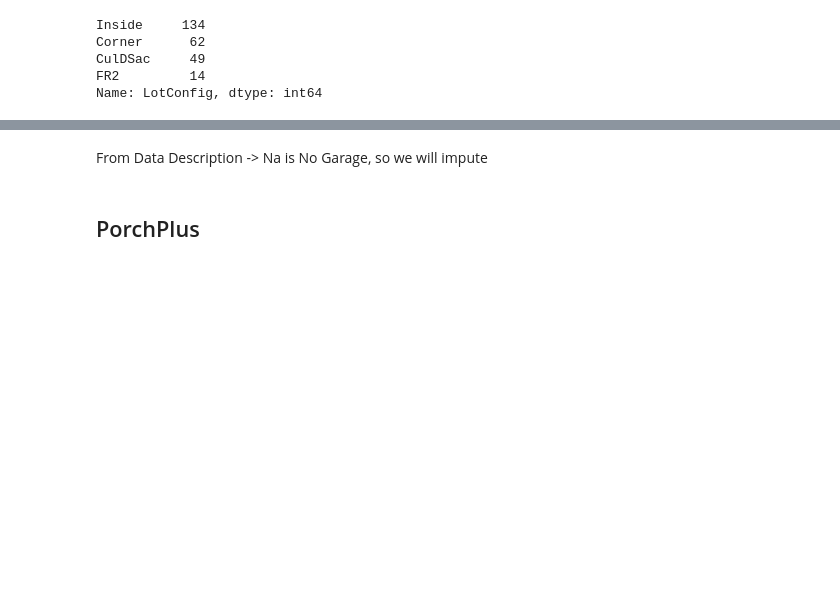
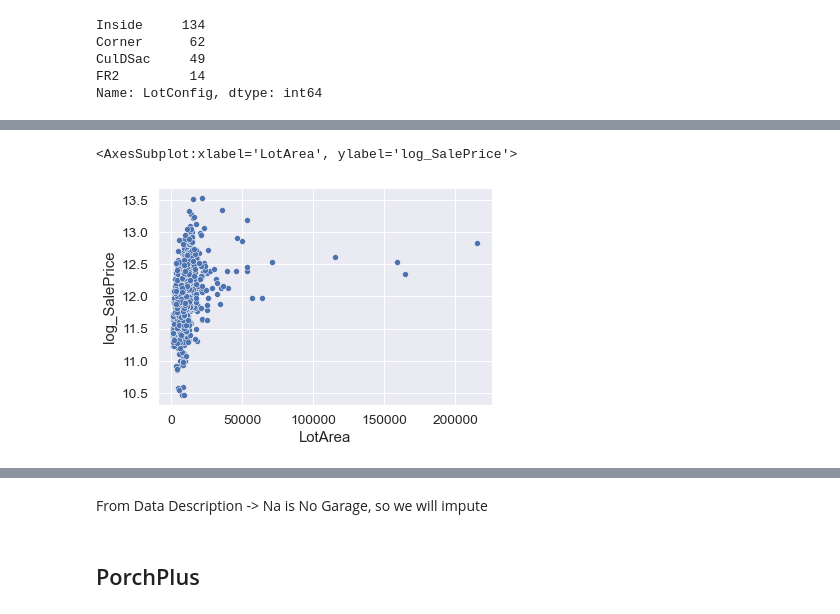
Before and after one commit to aditimayareddy/ameshousing, a Jupyter notebook: Ames_EDA.ipynb, the cells around one changed output, grey strips where cells are left out. Cells and saved outputs as stored; diff of their text form; code cells hidden in the pictures; blank space fills up the shorter version.

```diff
--- a/Ames_EDA.ipynb
+++ b/Ames_EDA.ipynb
@@ -548,0 +545,22 @@ SaleInfo = ['MoSold','YrSold','SaleType', 'SaleCondition', 'log_SalePrice']
+# %%
+#Looking at BsmtFinType2, BsmtExposure, BsmtFinType1, BsmtQual, Bsmt Cond
+#Data description says NA is no basement
+train['BsmtFinType2'].fillna('None', inplace=True)
+train['BsmtExposure'].fillna('None', inplace=True)
+train['BsmtFinType1'].fillna('None', inplace=True)
+train['BsmtQual'].fillna('None', inplace=True)
+train['BsmtCond'].fillna('None', inplace=True)
+# %%
+#Looking at MasVnrType, MasVnrArea
+#Data description says NA is no MasVnrType
+train['MasVnrType'].fillna('None', inplace=True)
+#imputing 0 for MasVnrArea
+train['MasVnrArea'].fillna(0, inplace=True)
+# %%
+#Looking at Electrical, there is one missing value
+#looking at the options
+train['Electrical'].unique()
+#going to drop this observation
+obs_to_drop = []
+
+obs_to_drop += (np.where(train['Electrical'].isna())[0].tolist())
@@ -548,0 +573,4 @@ SaleInfo = ['MoSold','YrSold','SaleType', 'SaleCondition', 'log_SalePrice']
+# %%
+#Dropping observations and Features due to Missingness and Outliers
+train.drop(col_to_drop, axis = 1, inplace = True)
+train.drop(obs_to_drop, axis = 0, inplace = True)
@@ -548,0 +667,6 @@ SaleInfo = ['MoSold','YrSold','SaleType', 'SaleCondition', 'log_SalePrice']
+# %%
+sns.scatterplot(x='LotArea', y = 'log_SalePrice',
+                          data=train)
+# %% [output]
+<AxesSubplot:xlabel='LotArea', ylabel='log_SalePrice'>
+[figure, added]
```
Also changed, not shown: parts of 90 cells of this notebook, 1 other file.
